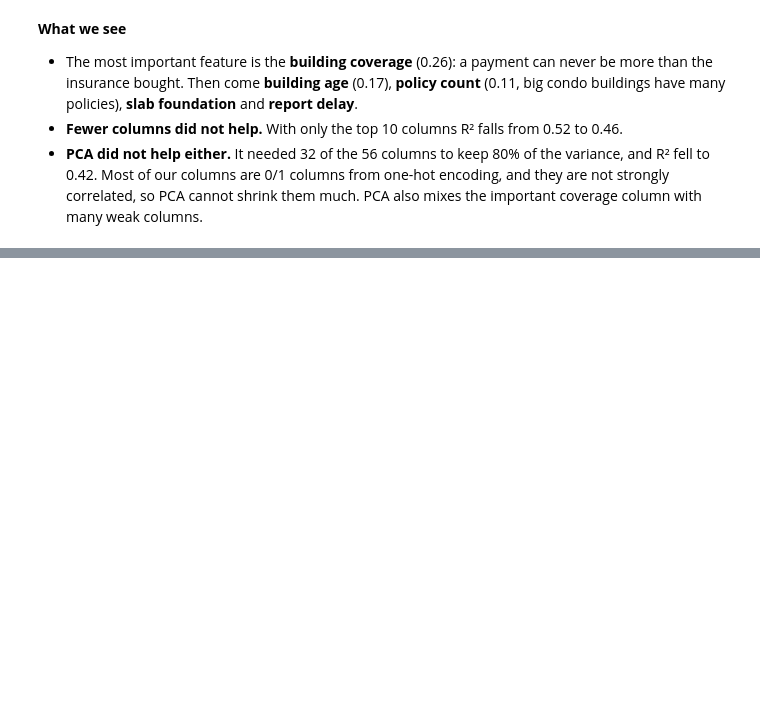
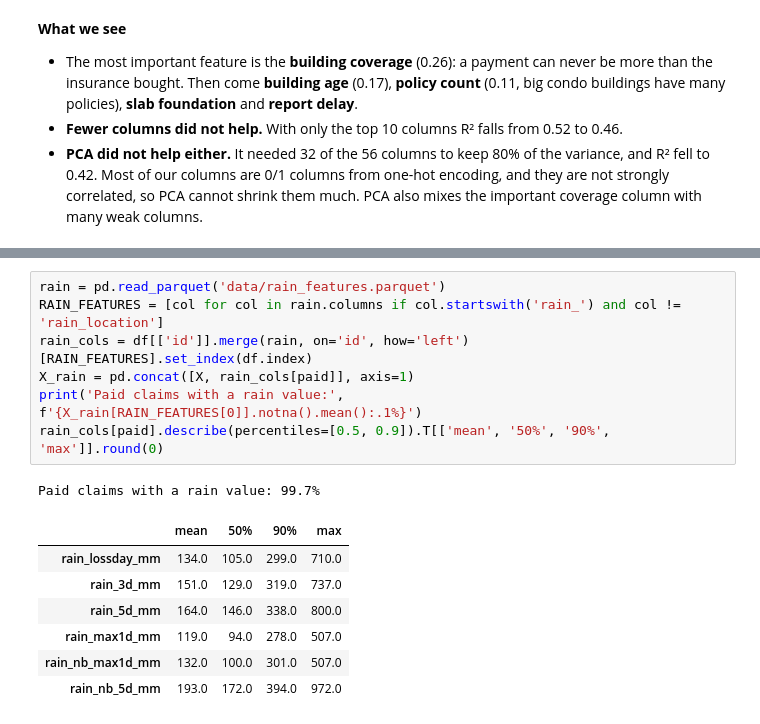
Before and after one commit to VenkatRepaka/nfip_claims_project, a Jupyter notebook: student_notebooks/02_RQ1_payment_amount.ipynb, the cells around one changed output, grey strips where cells are left out. Cells and saved outputs as stored; diff of their text form; blank space fills up the shorter version.

```diff
--- a/student_notebooks/02_RQ1_payment_amount.ipynb
+++ b/student_notebooks/02_RQ1_payment_amount.ipynb
@@ -319,0 +341,16 @@ PCA components kept: [np.int64(32), np.int64(32), np.int64(32), np.int64(32), np
+# %%
+rain = pd.read_parquet('data/rain_features.parquet')
+RAIN_FEATURES = [col for col in rain.columns if col.startswith('rain_') and col != 'rain_location']
+rain_cols = df[['id']].merge(rain, on='id', how='left')[RAIN_FEATURES].set_index(df.index)
+X_rain = pd.concat([X, rain_cols[paid]], axis=1)
+print('Paid claims with a rain value:', f'{X_rain[RAIN_FEATURES[0]].notna().mean():.1%}')
+rain_cols[paid].describe(percentiles=[0.5, 0.9]).T[['mean', '50%', '90%', 'max']].round(0)
+# %% [output]
+Paid claims with a rain value: 99.7%
+|  | mean | 50% | 90% | max |
+| rain_lossday_mm | 134.0 | 105.0 | 299.0 | 710.0 |
+| rain_3d_mm | 151.0 | 129.0 | 319.0 | 737.0 |
+| rain_5d_mm | 164.0 | 146.0 | 338.0 | 800.0 |
+| rain_max1d_mm | 119.0 | 94.0 | 278.0 | 507.0 |
+| rain_nb_max1d_mm | 132.0 | 100.0 | 301.0 | 507.0 |
+| rain_nb_5d_mm | 193.0 | 172.0 | 394.0 | 972.0 |
```
Also changed, not shown: parts of 12 cells of this notebook, 11 other files.
